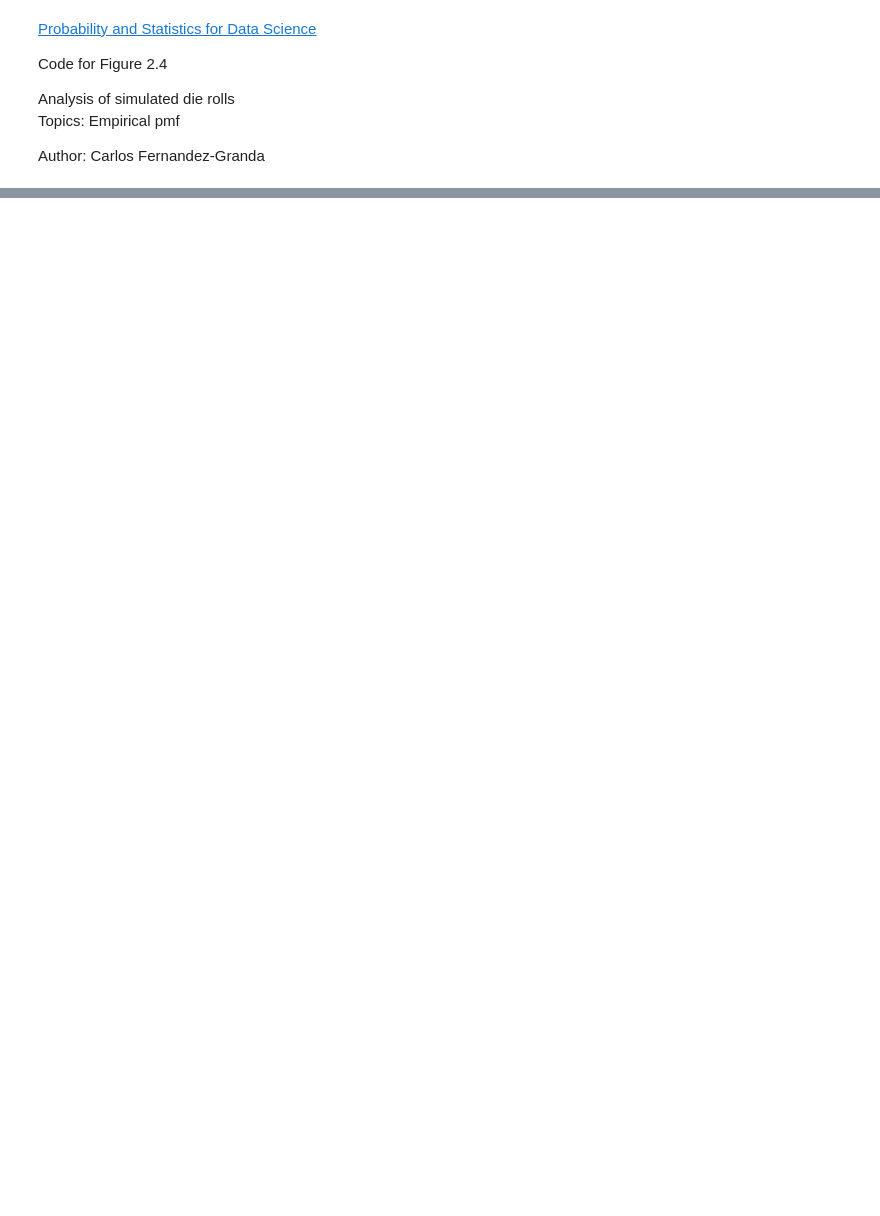
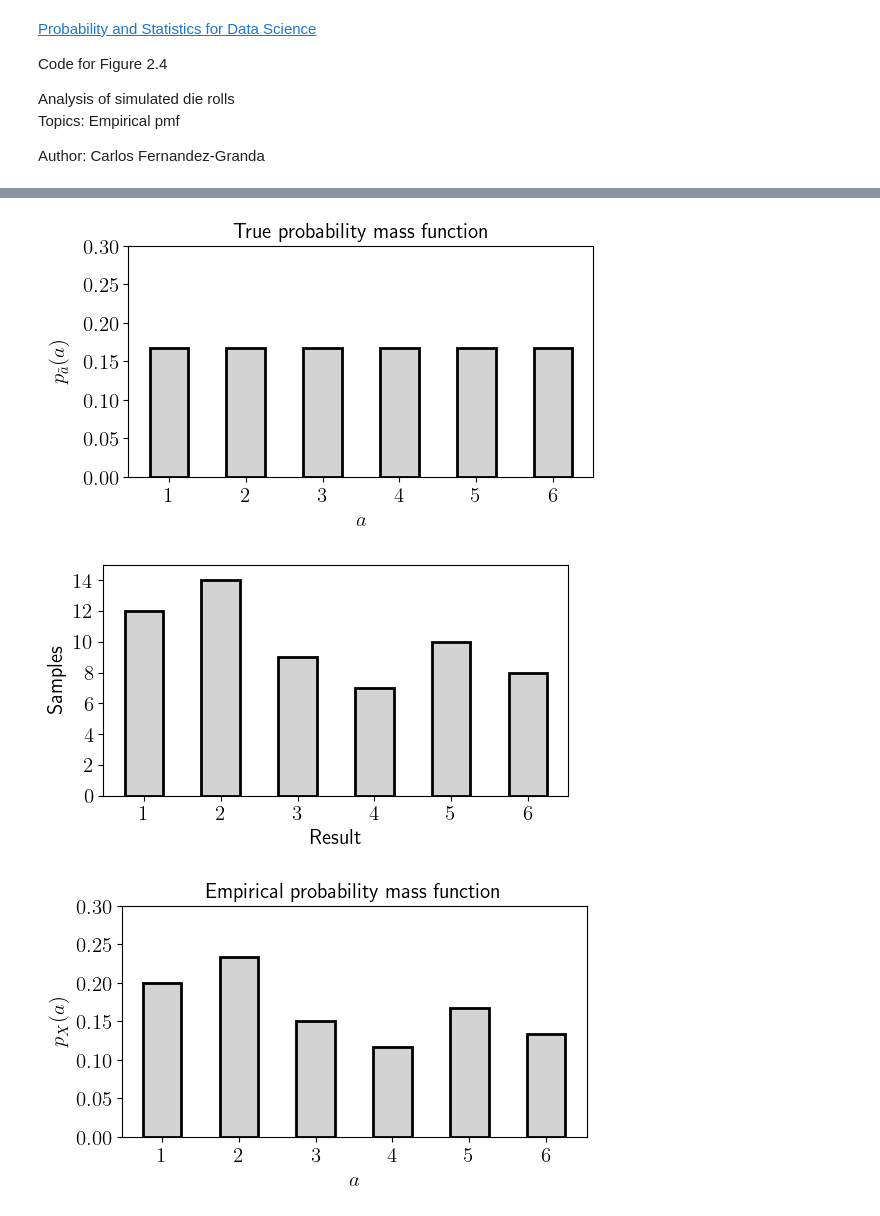
Before and after one commit to cfgranda/ps4ds, a Jupyter notebook: discrete_variables/fair_die.ipynb, the cells around one changed output, grey strips where cells are left out. Cells and saved outputs as stored; diff of their text form; code cells hidden in the pictures; blank space fills up the shorter version.

```diff
--- a/discrete_variables/fair_die.ipynb
+++ b/discrete_variables/fair_die.ipynb
@@ -66,0 +10,55 @@ Text(0.5, 0, '$a$')
+# %%
+import matplotlib
+import matplotlib.pyplot as plt
+import numpy as np
+matplotlib.rcParams['text.usetex'] = True
+from numpy.random import default_rng
+
+rng = default_rng(2021)
+
+font_size = 15
+font_size_ticks = 15
+
+vals = np.arange(1,6+1,1)
+n = 60
+true_pmf = [1/6.]*6
+n_plots = 3
+y_max_counts = 15
+
+plt.figure(figsize=(6,3))
+plt.bar(vals,true_pmf, width = 0.5, color = "lightgray", edgecolor="black",linewidth = 2)
+plt.xticks(np.arange(1, 6+1, 1))
+plt.xticks(fontsize=font_size_ticks)
+plt.yticks(fontsize=font_size_ticks)
+plt.ylim([0,0.3])
+plt.ylabel(r"$p_{\tilde{a}}(a)$",fontsize=font_size,labelpad = 10)
+plt.xlabel(r'$a$',fontsize=font_size)
+plt.title("True probability mass function",fontsize=font_size);
+
+for ind in range(n_plots):
+    counts = rng.multinomial(n,true_pmf)
+    empirical_pmf = counts/n
+    bin_edges = np.arange(0.5, 6.5+1, 1)
+
+    plt.figure(figsize=(6,3))
+    plt.bar(vals,counts, width = 0.5, color = "lightgray", edgecolor="black",linewidth = 2)
+    plt.xticks(np.arange(1, 6+1, 1))
+    plt.xticks(fontsize=font_size_ticks)
+    plt.yticks(fontsize=font_size_ticks)
+    plt.ylim([0,y_max_counts])
+    plt.ylabel(r"Samples",fontsize=font_size,labelpad = 5)
+    plt.xlabel(r"Result",fontsize=font_size)
+
+    plt.figure(figsize=(6,3))
+    plt.bar(vals,empirical_pmf, width = 0.5, color = "lightgray", edgecolor="black",linewidth = 2)
+    plt.xticks(np.arange(1, 6+1, 1))
+    plt.xticks(fontsize=font_size_ticks)
+    plt.yticks(fontsize=font_size_ticks)
+    plt.ylim([0,0.3])
+    plt.ylabel(r"$p_{X}(a)$",fontsize=font_size,labelpad = 5)
+    plt.xlabel(r"$a$",fontsize=font_size)
+    plt.title("Empirical probability mass function",fontsize=font_size);
+# %% [output]
+[figure, added]
+[figure, added]
+[figure, added]
```
Also changed, not shown: parts of 2 cells of this notebook, 4 other files.
